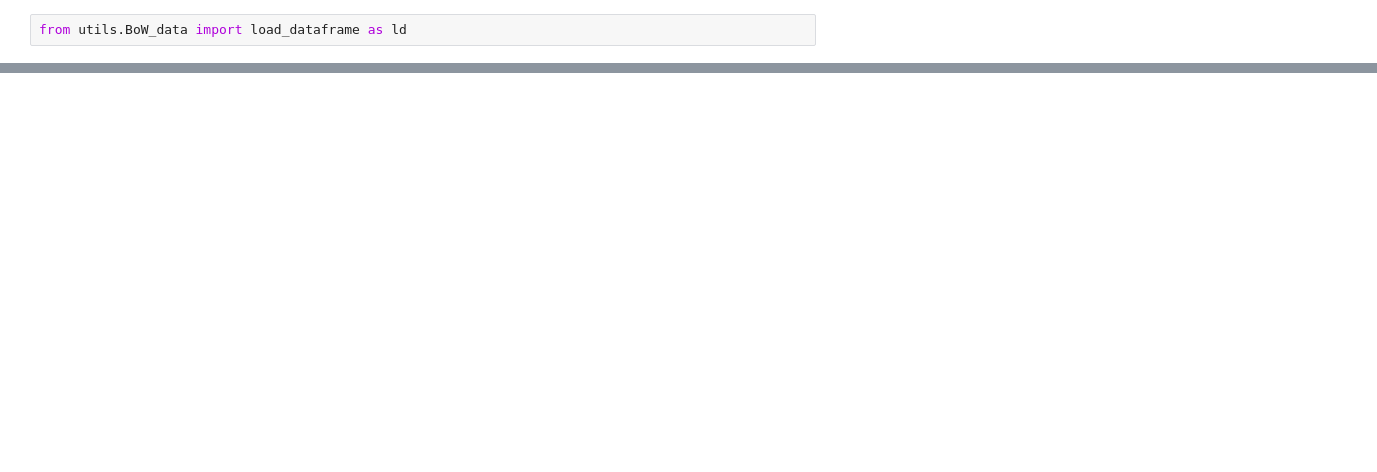
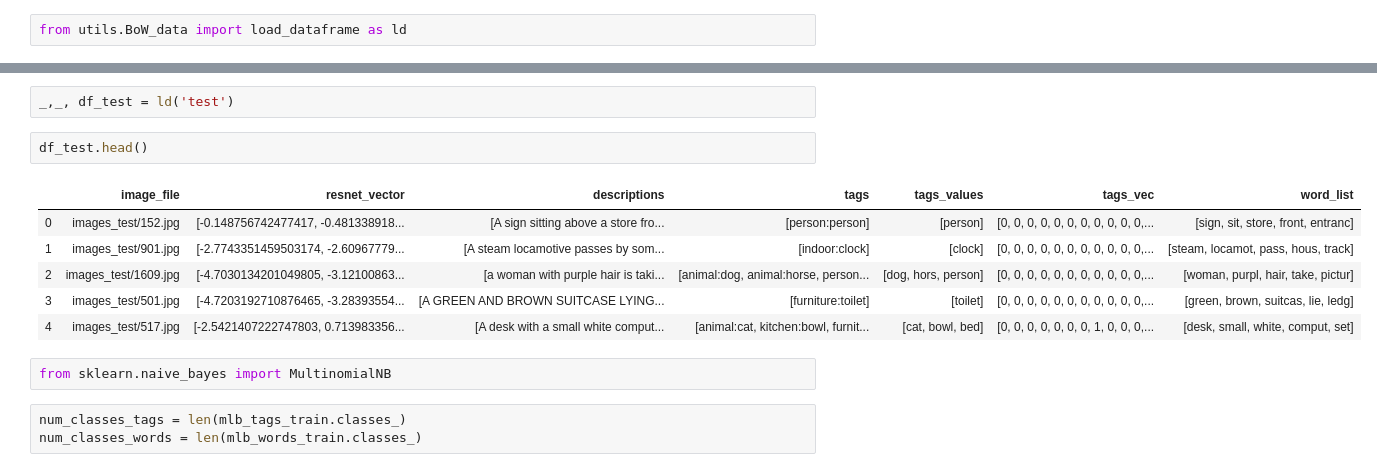
Before and after one commit to kietay/cs5785-final, a Jupyter notebook: austin_nb.ipynb, the cells around one changed output, grey strips where cells are left out. Cells and saved outputs as stored; diff of their text form; blank space fills up the shorter version.

```diff
--- a/austin_nb.ipynb
+++ b/austin_nb.ipynb
@@ -17,0 +18,16 @@ df.head()
+# %%
+_,_, df_test = ld('test')
+# %%
+df_test.head()
+# %% [output]
+|  | image_file | resnet_vector | descriptions | tags | tags_values | tags_vec | word_list |
+| 0 | images_test/152.jpg | [-0.148756742477417, -0.481338918... | [A sign sitting above a store fro... | [person:person] | [person] | [0, 0, 0, 0, 0, 0, 0, 0, 0, 0, 0,... | [sign, sit, store, front, entranc] |
+| 1 | images_test/901.jpg | [-2.7743351459503174, -2.60967779... | [A steam locamotive passes by som... | [indoor:clock] | [clock] | [0, 0, 0, 0, 0, 0, 0, 0, 0, 0, 0,... | [steam, locamot, pass, hous, track] |
+| 2 | images_test/1609.jpg | [-4.7030134201049805, -3.12100863... | [a woman with purple hair is taki... | [animal:dog, animal:horse, person... | [dog, hors, person] | [0, 0, 0, 0, 0, 0, 0, 0, 0, 0, 0,... | [woman, purpl, hair, take, pictur] |
+| 3 | images_test/501.jpg | [-4.7203192710876465, -3.28393554... | [A GREEN AND BROWN SUITCASE LYING... | [furniture:toilet] | [toilet] | [0, 0, 0, 0, 0, 0, 0, 0, 0, 0, 0,... | [green, brown, suitcas, lie, ledg] |
+| 4 | images_test/517.jpg | [-2.5421407222747803, 0.713983356... | [A desk with a small white comput... | [animal:cat, kitchen:bowl, furnit... | [cat, bowl, bed] | [0, 0, 0, 0, 0, 0, 0, 1, 0, 0, 0,... | [desk, small, white, comput, set] |
+# %%
+from sklearn.naive_bayes import MultinomialNB
+# %%
+num_classes_tags = len(mlb_tags_train.classes_)
+num_classes_words = len(mlb_words_train.classes_)
```
Also changed, not shown: parts of 15 cells of this notebook, 1 other file.
